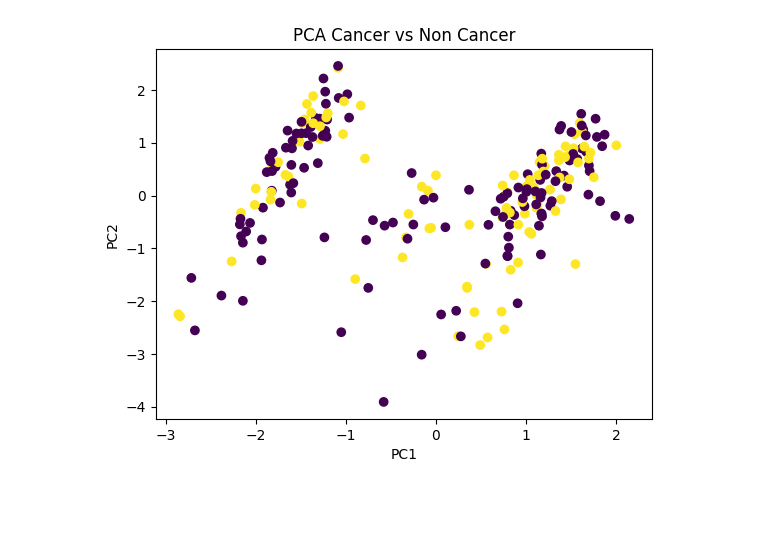
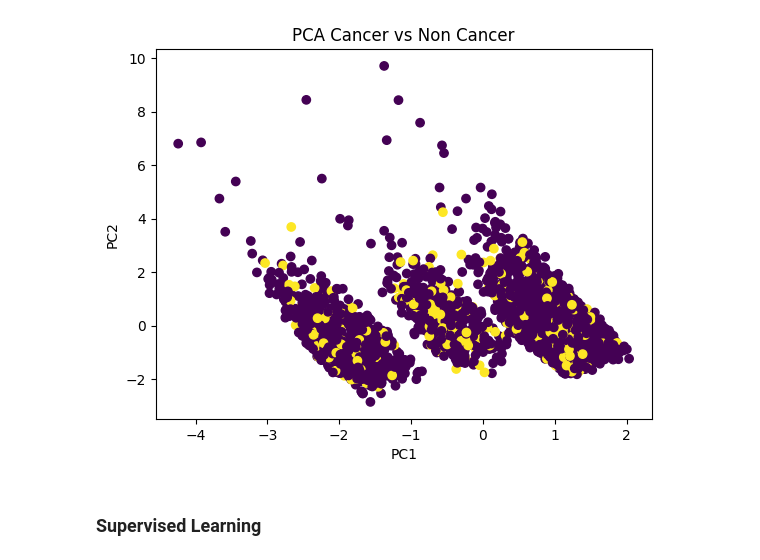
Before and after one commit to mathurdhairya29-dot/stress-cancer-metastasis, a Jupyter notebook: Aim1/script/V2/Analysis_test.ipynb, the cells around one changed output. Cells and saved outputs as stored; diff of their text form; code cells hidden in the pictures; blank space fills up the shorter version.

Commit message:
PCA and BRF on ever_cancer

```diff
--- a/Aim1/script/V2/Analysis_test.ipynb
+++ b/Aim1/script/V2/Analysis_test.ipynb
@@ -22,7 +28,7 @@ script_dir = Path.cwd()
 baseTablePath = script_dir.parent.parent/"data"/"analysis_base_clean.csv"
 df = pd.read_csv(baseTablePath)
 
-df.dropna(inplace = True)
+# df.dropna(inplace = True)
 # %%
 df['early_onset_proxy'] = df['age_years'].apply(lambda x: 1 if x <=50 else 0)
 df.drop(columns=['bmx_weight_kg','bmx_height_cm','bmx_waist_cm','bmx_hip_cm','mcq220'], inplace = True)
@@ -30,10 +36,10 @@ df.drop(columns=['bmx_weight_kg','bmx_height_cm','bmx_waist_cm','bmx_hip_cm','mc
 vars_cont = ['age_years', 'pir', 'dpq_total', 'hscrp_mg_l_raw', 'bmx_bmi']
 vars_cat  = [ 'smoke_status']
 # %%
-df_pca = df[df['ever_cancer']==1]
+# df_pca = df[df['ever_cancer']==1]
 
-df_pca = df_pca[vars_cont + vars_cat].copy()
-
+df_pca = df[vars_cont + vars_cat].copy()
+df_pca.dropna(inplace=True)
 df_pca = pd.get_dummies(df_pca, columns=vars_cat, drop_first=True)
 # %%
 scaled = StandardScaler().fit_transform(df_pca)
@@ -51,6 +57,6 @@ array([0.27644019, 0.20394755, 0.16533824, 0.13076561, 0.10995627,
 # %%
 df_pca_final = pd.DataFrame(components, columns=[f'PC{i+1}' for i in range(components.shape[1])])
-df_pca_final['early_onset_proxy'] = df['early_onset_proxy']
+df_pca_final['ever_cancer'] = df['ever_cancer']
 # %%
 
 ttest_ind(
@@ -63,10 +95,10 @@ TtestResult(statistic=np.float64(1.3130619862921762), pvalue=np.float64(0.190487
 # %%
-import matplotlib.pyplot as plt
-
-plt.scatter(df_pca_final['PC1'], df_pca_final['PC2'], c=df_pca_final['early_onset_proxy'])
+plt.scatter(df_pca_final['PC1'], df_pca_final['PC2'], c=df_pca_final['ever_cancer'])
 plt.xlabel('PC1')
 plt.ylabel('PC2')
 plt.title('PCA Cancer vs Non Cancer')
 plt.show()
 # %% [output]
-[figure, old version]
+[figure, new version]
+# %% [markdown]
+### Supervised Learning
```
Also changed, not shown: parts of 9 cells of this notebook.
